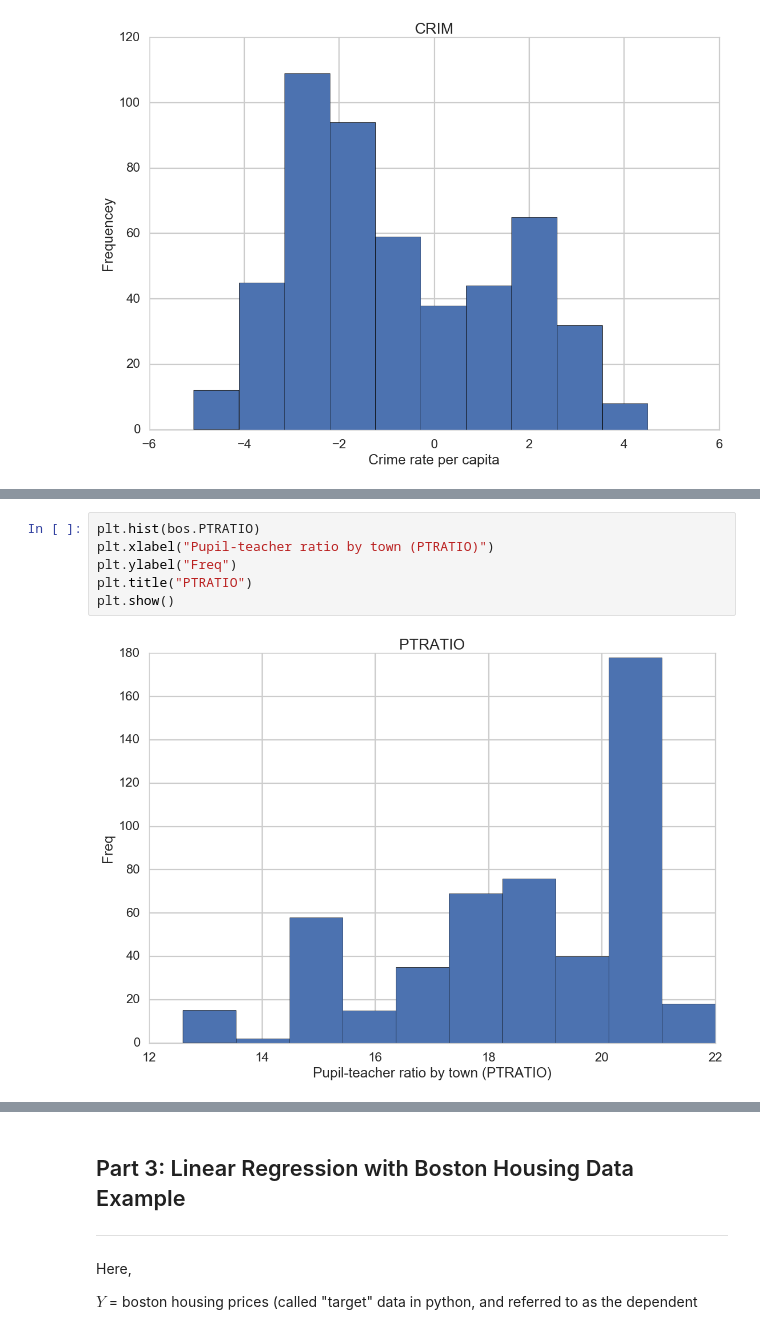
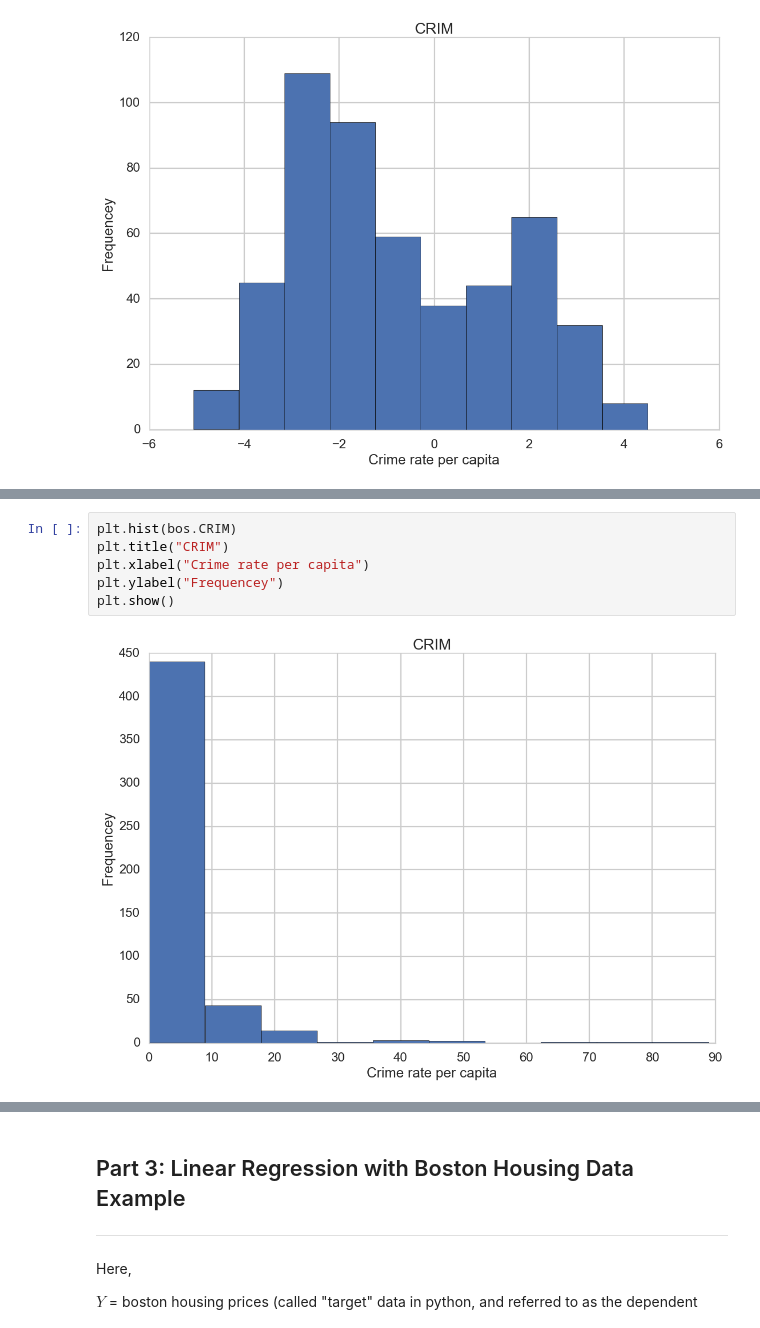
Before and after one commit to TancyKao/SP_miniProjs, a Jupyter notebook: Mini_Project_Linear_Regression_Result.ipynb, the cells around one changed output, grey strips where cells are left out. Saved outputs shown, nothing was run; the diff lists cells and outputs as text.

```diff
--- a/Mini_Project_Linear_Regression_Result.ipynb
+++ b/Mini_Project_Linear_Regression_Result.ipynb
@@ -330,8 +340,8 @@ plt.title("RM")
 # %%
-plt.hist(bos.PTRATIO)
-plt.xlabel("Pupil-teacher ratio by town (PTRATIO)")
-plt.ylabel("Freq")
-plt.title("PTRATIO")
+plt.hist(bos.CRIM)
+plt.title("CRIM")
+plt.xlabel("Crime rate per capita")
+plt.ylabel("Frequencey")
 plt.show()
 # %% [output]
-[figure, old version]
+[figure, new version]
```
Also changed, not shown: parts of 48 cells of this notebook.
